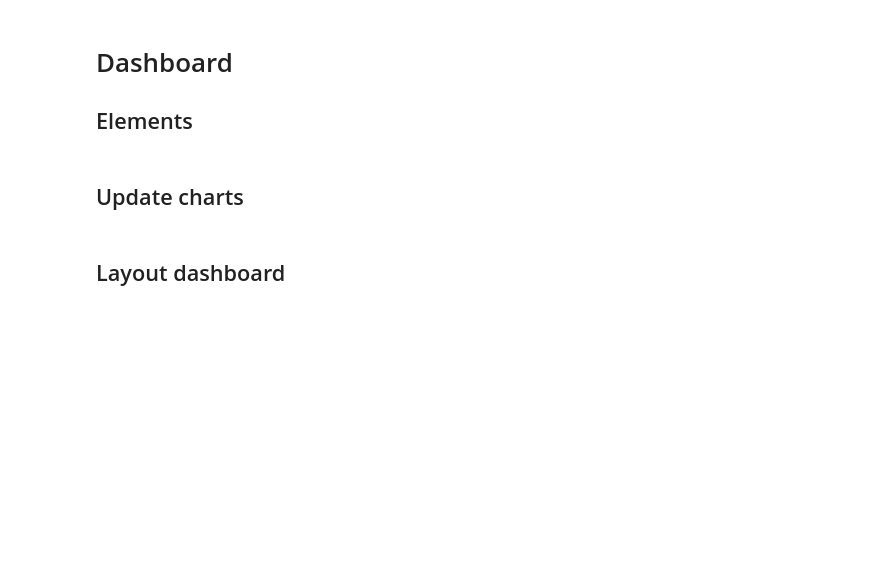
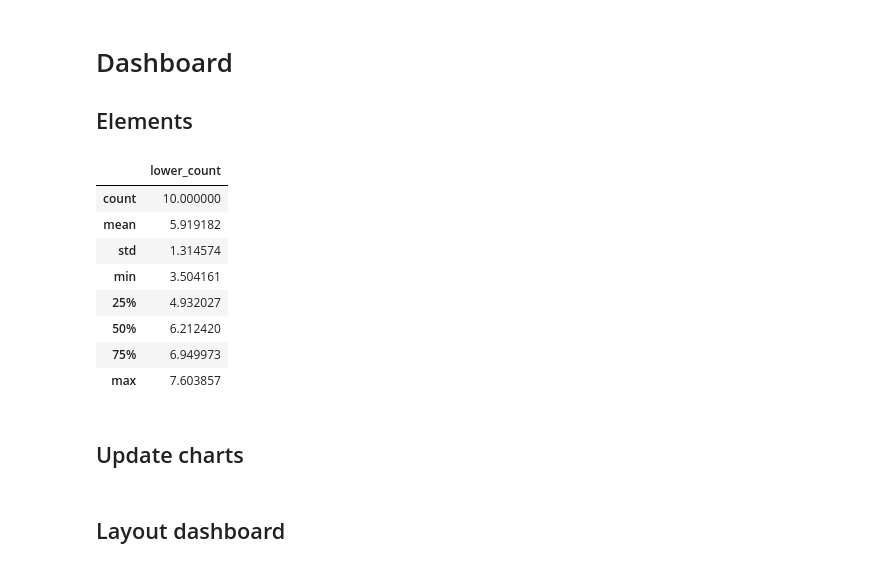
Before and after one commit to njitsh/Data-Challenge-2, a Jupyter notebook: Final dashboard.ipynb, the cells around one changed output. Saved outputs shown, nothing was run; the diff lists cells and outputs as text; code cells hidden in the pictures; blank space fills up the shorter version.

```diff
--- a/Final dashboard.ipynb
+++ b/Final dashboard.ipynb
@@ -337,6 +337,18 @@ num[num < 0] = 0
 
 dates = df_plotting.index.tolist()
 df_plotting = df_plotting.reset_index()
+# %%
+lower_limits.describe()
+# %% [output]
+|  | lower_count |
+| count | 10.000000 |
+| mean | 5.919182 |
+| std | 1.314574 |
+| min | 3.504161 |
+| 25% | 4.932027 |
+| 50% | 6.212420 |
+| 75% | 6.949973 |
+| max | 7.603857 |
 # %%
 #Bar chart
 bar_chart = px.bar(data_frame=df_grouped_bar_perc,
```
Also changed, not shown: parts of 10 cells of this notebook.
